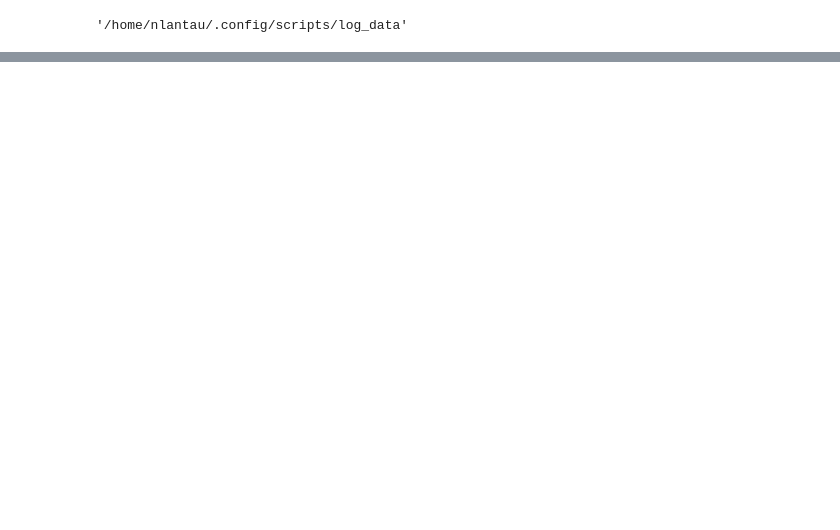
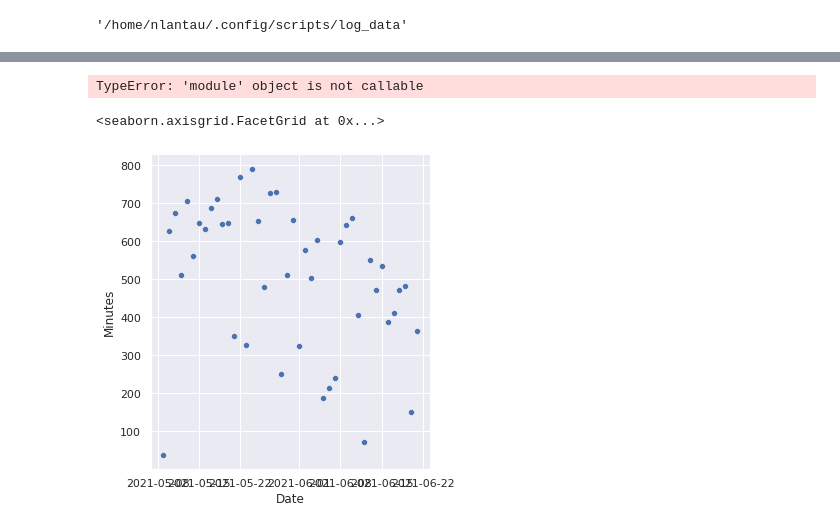
Before and after one commit to nlantau/dotfiles_arch, a Jupyter notebook: .config/scripts/log_graph_pd.ipynb, the cells around one changed output, grey strips where cells are left out. Drawn from its saved outputs; the diff is of its cells as text; code cells hidden in the pictures; blank space fills up the shorter version.

```diff
--- a/.config/scripts/log_graph_pd.ipynb
+++ b/.config/scripts/log_graph_pd.ipynb
@@ -21,10 +16,14 @@ dates.head()
 # %%
+date_dict = {}
+
 for i,f in enumerate(filepaths):
     fs = f.strip(filepath)
-    #print(fs)
+
+    date_dict[fs] = []
+    min_day = 0
+
     with open(f, 'r') as r:
         all_minutes_of_the_day = r.readlines()
         all_minutes_of_the_day = [line.strip() for line in all_minutes_of_the_day]
-        dates. = len(all_minutes_of_the_day)
-        #print(len(all_minutes_of_the_day))
-        dates
+
+        date_dict[fs] = [len(all_minutes_of_the_day)]
@@ -52,0 +30,4 @@ dates
+# %%
+date_dict
+df = pd.DataFrame.from_dict(date_dict, orient='index', columns=['Minutes'])
+df.head()
@@ -52,0 +41,6 @@ dates
+# %%
+rng = pd.date_range('2021-05-09', periods=44)
+rd = pd.DataFrame({'Date': rng, 'Minutes': 0})
+m = [df["Minutes"][i] for i in range(44)]
+rd["Minutes"] = pd.Series(m)
+rd.head()
@@ -52,0 +66,10 @@ dates
+# %%
+sns.set_theme(style="darkgrid")
+f = plt.figure(figsize=(6,6))
+# %% [output]
+TypeError: 'module' object is not callable
+# %%
+sns.relplot(x="Date", y="Minutes", data=rd)
+# %% [output]
+<seaborn.axisgrid.FacetGrid at 0x...>
+[figure, added]
```
Also changed, not shown: parts of 7 cells of this notebook, 1 other file.
